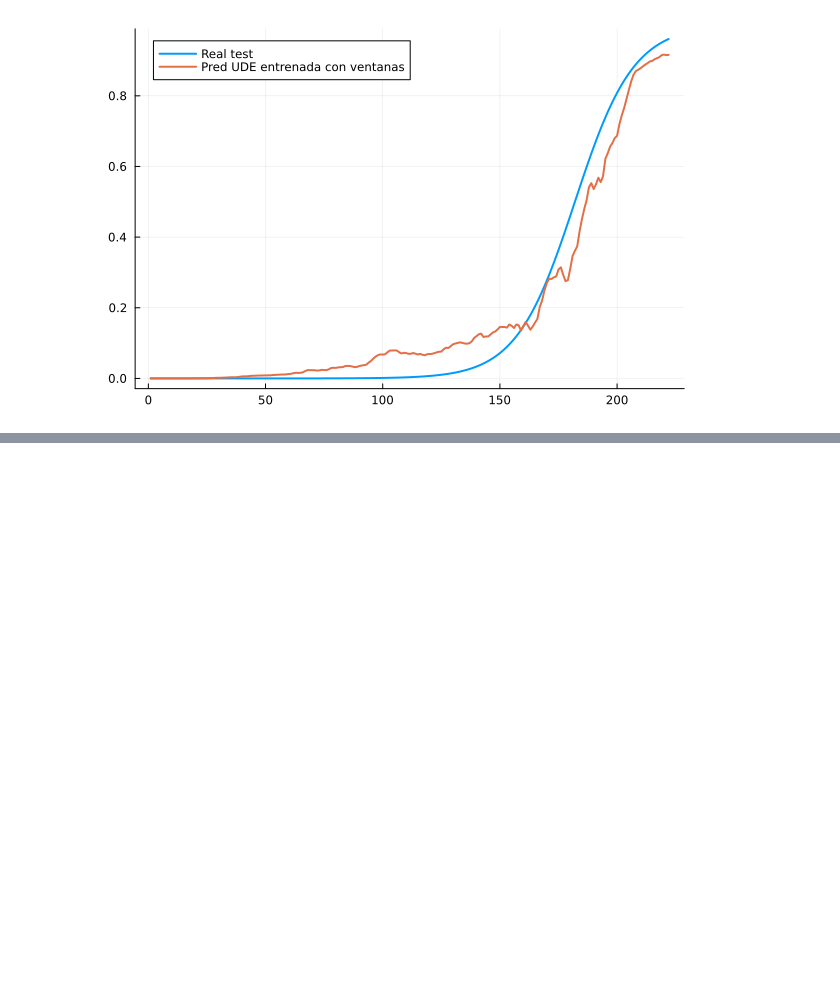
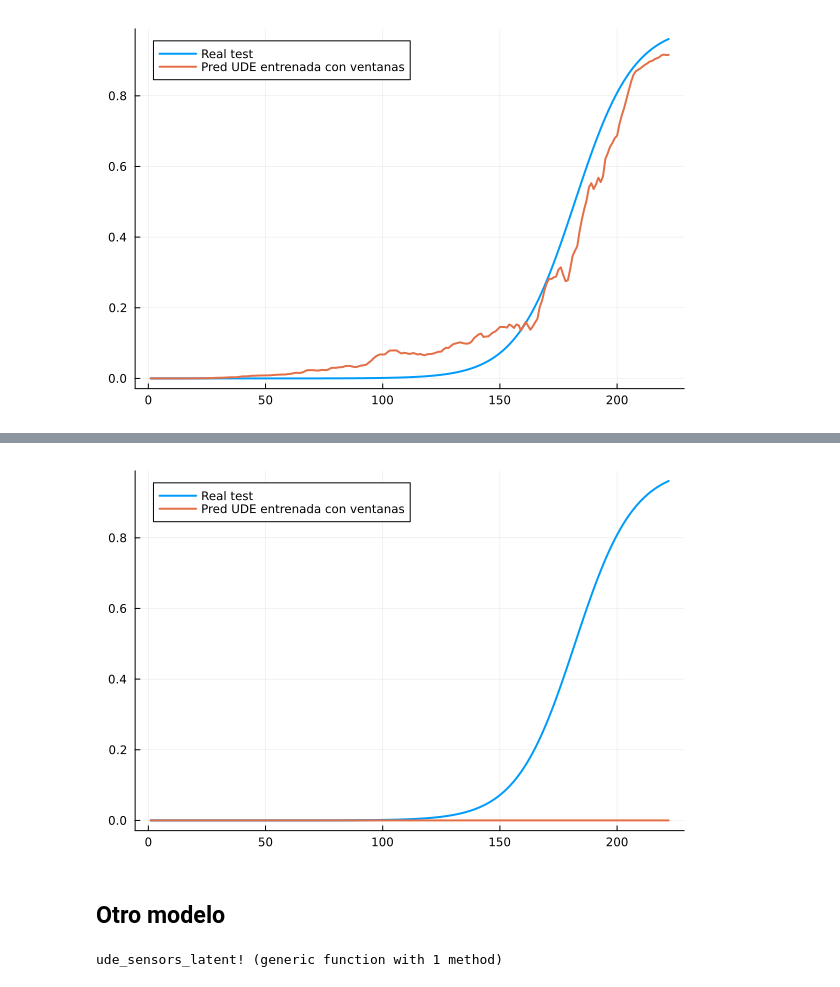
Before and after one commit to SoutoSebastian/TP-DegradacionDeMotores, a Jupyter notebook: mi_entorno/degradacionNasa.ipynb, the cells around one changed output, grey strips where cells are left out. Drawn from its saved outputs; the diff is of its cells as text; code cells hidden in the pictures; blank space fills up the shorter version.

```diff
--- a/mi_entorno/degradacionNasa.ipynb
+++ b/mi_entorno/degradacionNasa.ipynb
@@ -2230,0 +2397,52 @@ p
+# %%
+traj_plot = test_trajs[2]
+
+pred_test = predict_traj_sensors_positive(
+    p_trained_ude_windows,
+    traj_plot
+)
+
+p = plot(
+    traj_plot.t,
+    traj_plot.y,
+    label="Real test",
+    linewidth=2
+)
+
+plot!(
+    p,
+    traj_plot.t,
+    pred_test,
+    label="Pred UDE entrenada con ventanas",
+    linewidth=2
+)
+
+p
+# %% [output]
+[figure, added]
+# %% [markdown]
+## Otro modelo
+# %%
+nn2, p_nn, st_ude_sensors = init_model(input_dim)
+
+p_ude_sensors = ComponentArray(
+    nn = p_nn,
+    α_raw = 0.0,
+    β = 0.01
+)
+
+function ude_sensors_latent!(du, z, p, τ, S)
+
+    p_hat = σ(z[1])
+
+    α = softplus(p.α_raw)
+
+    input = [p_hat; τ; S]
+
+    out, _ = nn2(input, p.nn, st_ude_sensors)
+
+    du[1] = -α * z[1] + p.β + out[1]
+
+end
+# %% [output]
+ude_sensors_latent! (generic function with 1 method)
```
Also changed, not shown: parts of 18 cells of this notebook.
